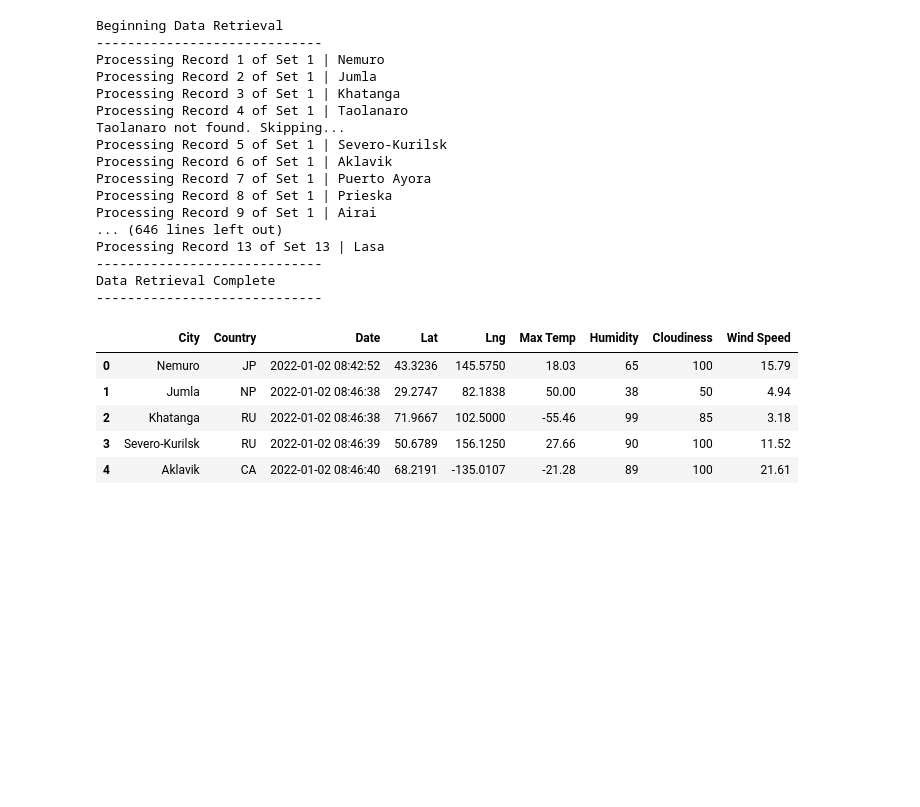
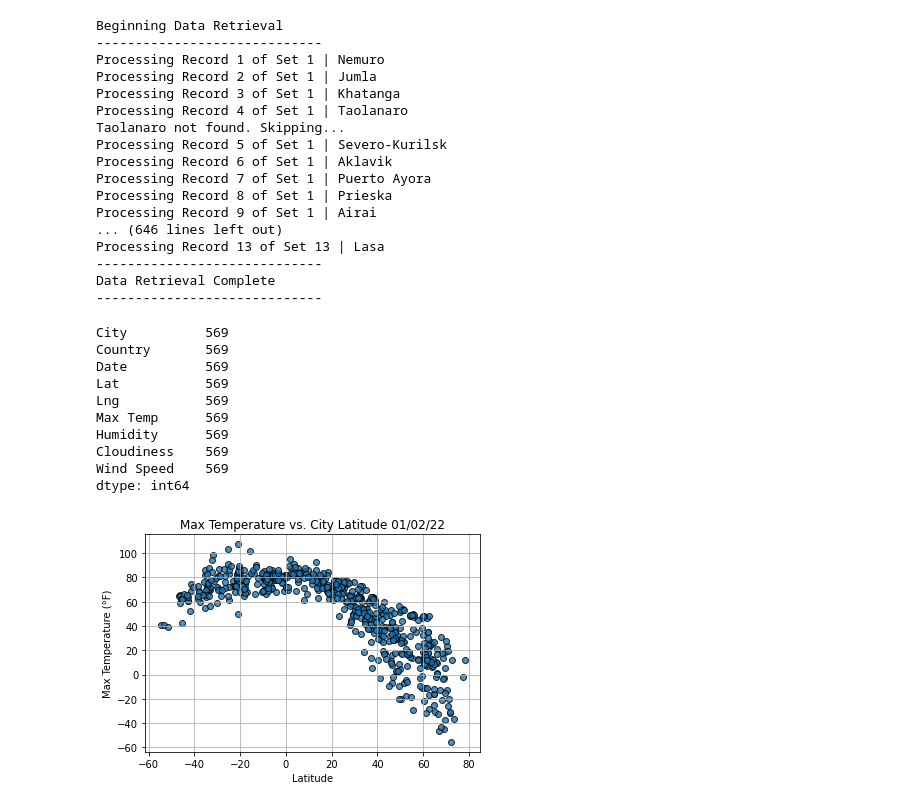
Before and after one commit to cdpeters/weather-and-map-apis-python, a Jupyter notebook: WeatherPy.ipynb, the cells around one changed output. Drawn from its saved outputs; the diff is of its cells as text; code cells hidden in the pictures; blank space fills up the shorter version.

Commit message:
Add weather props vs latitude charts

```diff
--- a/WeatherPy.ipynb
+++ b/WeatherPy.ipynb
@@ -127,16 +127,52 @@ Data Retrieval Complete
 # %%
 city_data_df = pd.DataFrame(city_data)
 # city_data_df = city_data_df[['City', 'Country', 'Date', 'Lat', 'Lng', 'Max Temp', 'Humidity', 'Cloudiness', 'Wind Speed']]
-city_data_df.head()
+city_data_df.count()
 # %% [output]
-|  | City | Country | Date | Lat | Lng | Max Temp | Humidity | Cloudiness | Wind Speed |
-| 0 | Nemuro | JP | 2022-01-02 08:42:52 | 43.3236 | 145.5750 | 18.03 | 65 | 100 | 15.79 |
-| 1 | Jumla | NP | 2022-01-02 08:46:38 | 29.2747 | 82.1838 | 50.00 | 38 | 50 | 4.94 |
-| 2 | Khatanga | RU | 2022-01-02 08:46:38 | 71.9667 | 102.5000 | -55.46 | 99 | 85 | 3.18 |
-| 3 | Severo-Kurilsk | RU | 2022-01-02 08:46:39 | 50.6789 | 156.1250 | 27.66 | 90 | 100 | 11.52 |
-| 4 | Aklavik | CA | 2022-01-02 08:46:40 | 68.2191 | -135.0107 | -21.28 | 89 | 100 | 21.61 |
+City          569
+Country       569
+Date          569
+Lat           569
+Lng           569
+Max Temp      569
+Humidity      569
+Cloudiness    569
+Wind Speed    569
+dtype: int64
 # %%
 # Create the output file (CSV).
 output_data_file = pathlib.Path("weather_data/cities.csv")
 # Export the City_Data into a CSV.
 city_data_df.to_csv(output_data_file, index_label="City_ID")
+# %%
+# Extract relevant fields from the DataFrame for plotting.
+lats = city_data_df['Lat']
+max_temps = city_data_df['Max Temp']
+humidity = city_data_df['Humidity']
+cloudiness = city_data_df['Cloudiness']
+wind_speed = city_data_df['Wind Speed']
+# %%
+# Build the scatter plot for max temperature vs. latitude.
+plt.scatter(
+    lats,
+    max_temps,
+    edgecolor="black",
+    linewidth=1,
+    marker="o",
+    alpha=0.8,
+    label="Cities"
+)
+
+# Other graph properties.
+plt.title(f"Max Temperature vs. City Latitude {time.strftime('%x')}")
+plt.ylabel("Max Temperature (°F)")
+plt.xlabel("Latitude")
+plt.grid()
+
+# Save the figure
+plt.savefig("weather_data/max_temp_vs_latitude.png", bbox_inches="tight")
+plt.savefig("weather_data/max_temp_vs_latitude.svg", bbox_inches="tight")
+
+plt.show()
+# %% [output]
+[figure, added]
```
Also changed, not shown: parts of 3 cells of this notebook, 8 other files.
